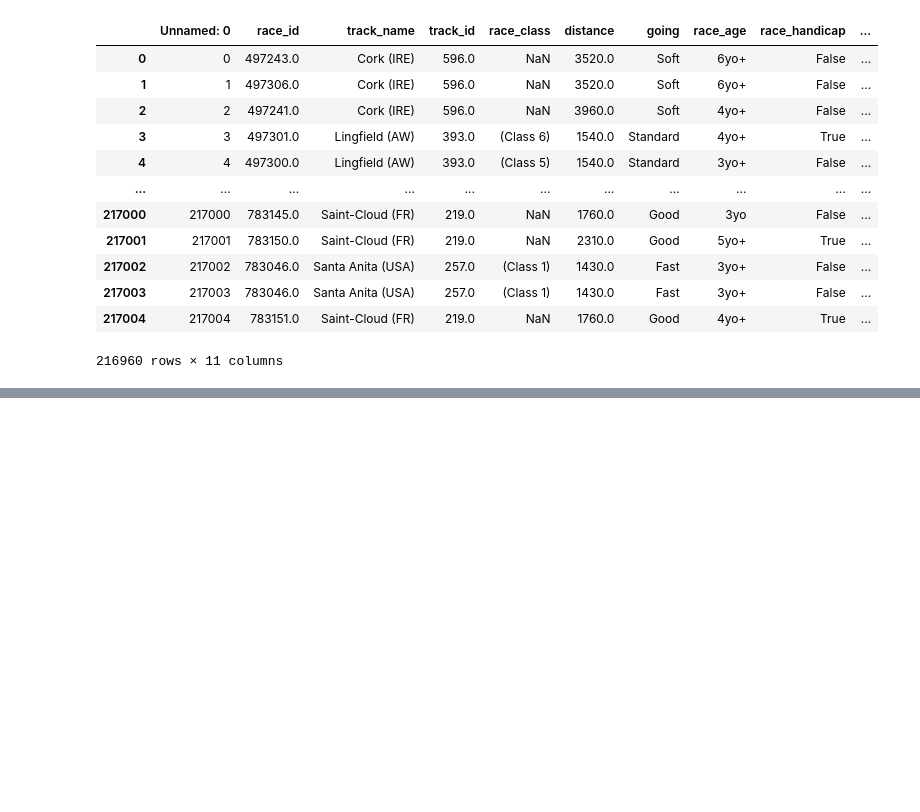
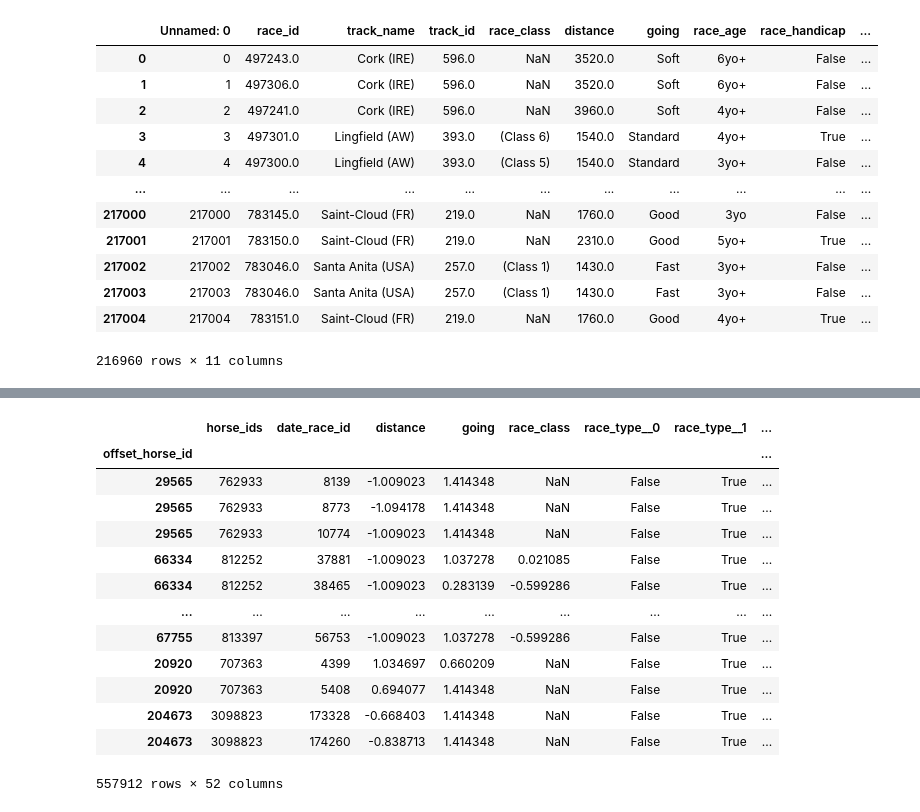
Before and after one commit to Sean-Leishman/gbp-horse-prediction, a Jupyter notebook: preprocessing.ipynb, the cells around one changed output, grey strips where cells are left out. Drawn from its saved outputs; the diff is of its cells as text; code cells hidden in the pictures; blank space fills up the shorter version.

```diff
--- a/preprocessing.ipynb
+++ b/preprocessing.ipynb
@@ -254,0 +306,17 @@ df = pd.read_csv("data/preprocessing/4-pedigree-generation")
+# %%
+ht_test
+# %% [output]
+|  | horse_ids | date_race_id | distance | going | race_class | race_type__0 | race_type__1 | ... |
+| offset_horse_id |  |  |  |  |  |  |  | ... |
+| 29565 | 762933 | 8139 | -1.009023 | 1.414348 | NaN | False | True | ... |
+| 29565 | 762933 | 8773 | -1.094178 | 1.414348 | NaN | False | True | ... |
+| 29565 | 762933 | 10774 | -1.009023 | 1.414348 | NaN | False | True | ... |
+| 66334 | 812252 | 37881 | -1.009023 | 1.037278 | 0.021085 | False | True | ... |
+| 66334 | 812252 | 38465 | -1.009023 | 0.283139 | -0.599286 | False | True | ... |
+| ... | ... | ... | ... | ... | ... | ... | ... | ... |
+| 67755 | 813397 | 56753 | -1.009023 | 1.037278 | -0.599286 | False | True | ... |
+| 20920 | 707363 | 4399 | 1.034697 | 0.660209 | NaN | False | True | ... |
+| 20920 | 707363 | 5408 | 0.694077 | 1.414348 | NaN | False | True | ... |
+| 204673 | 3098823 | 173328 | -0.668403 | 1.414348 | NaN | False | True | ... |
+| 204673 | 3098823 | 174260 | -0.838713 | 1.414348 | NaN | False | True | ... |
+557912 rows × 52 columns
```
Also changed, not shown: parts of 8 cells of this notebook, 1 other file.
